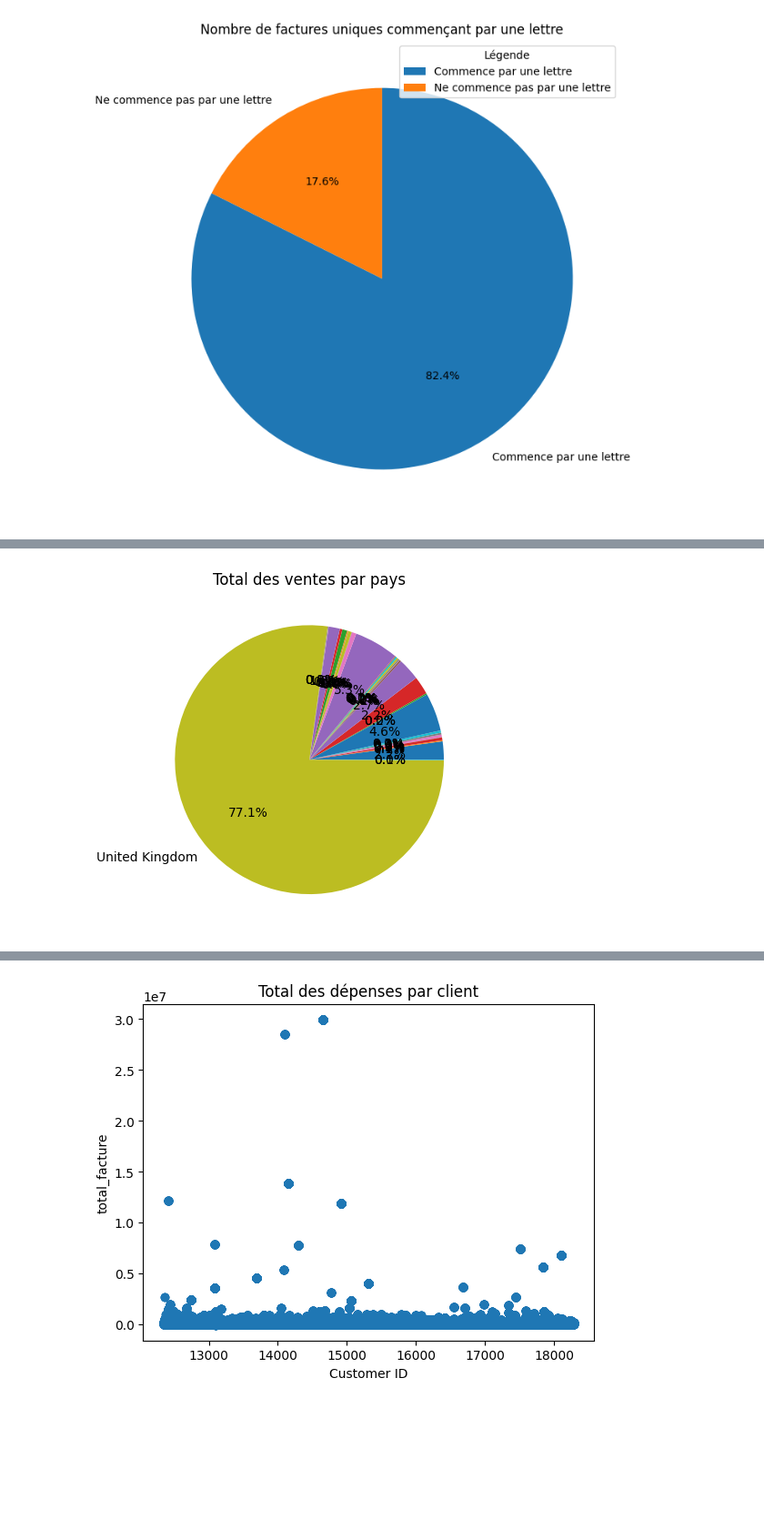
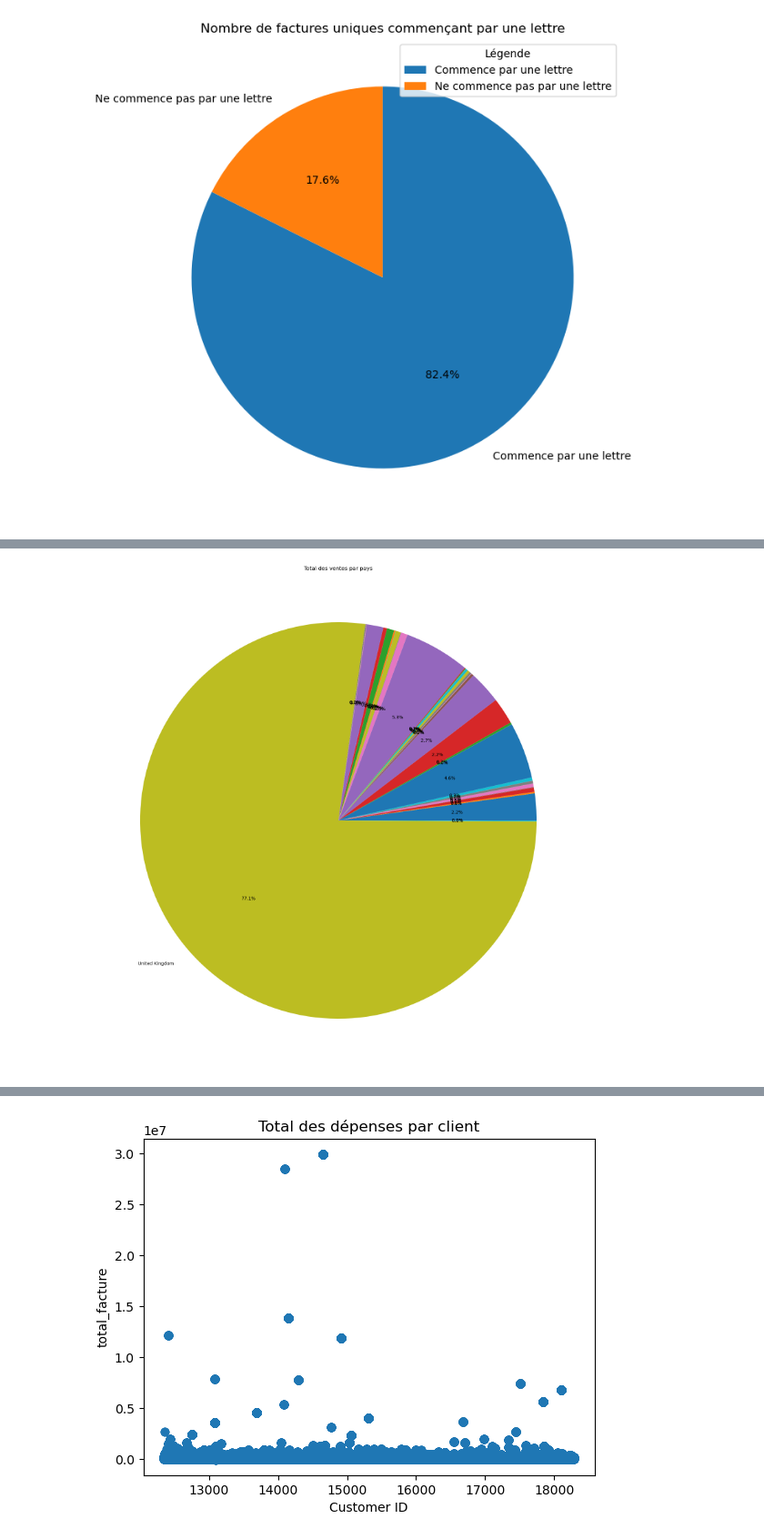
Before and after one commit to impejonathan/cluster_uk, a Jupyter notebook: 2_visu_graph.ipynb, the cells around one changed output, grey strips where cells are left out. Shown at 91% size. Drawn from its saved outputs; the diff is of its cells as text; code cells hidden in the pictures; blank space fills up the shorter version.

```diff
--- a/2_visu_graph.ipynb
+++ b/2_visu_graph.ipynb
@@ -224,12 +313,14 @@ plt.show()
 # %%
+plt.figure(figsize=(20, 20))
+
 data = df.groupby('Country')['total_facture'].sum()
 total = data.sum()
 labels = [label if value / total > 0.1 else '' for label, value in data.items()]
 plt.pie(data, labels=labels, autopct='%1.1f%%')
 plt.title('Total des ventes par pays')
 plt.show()
 # %% [output]
-[figure, old version]
+[figure, new version]
 # %%
 
 # Grouper les données par pays et calculer la somme des montants pour les factures uniques
```
Also changed, not shown: parts of 28 cells of this notebook, 2 other files.
